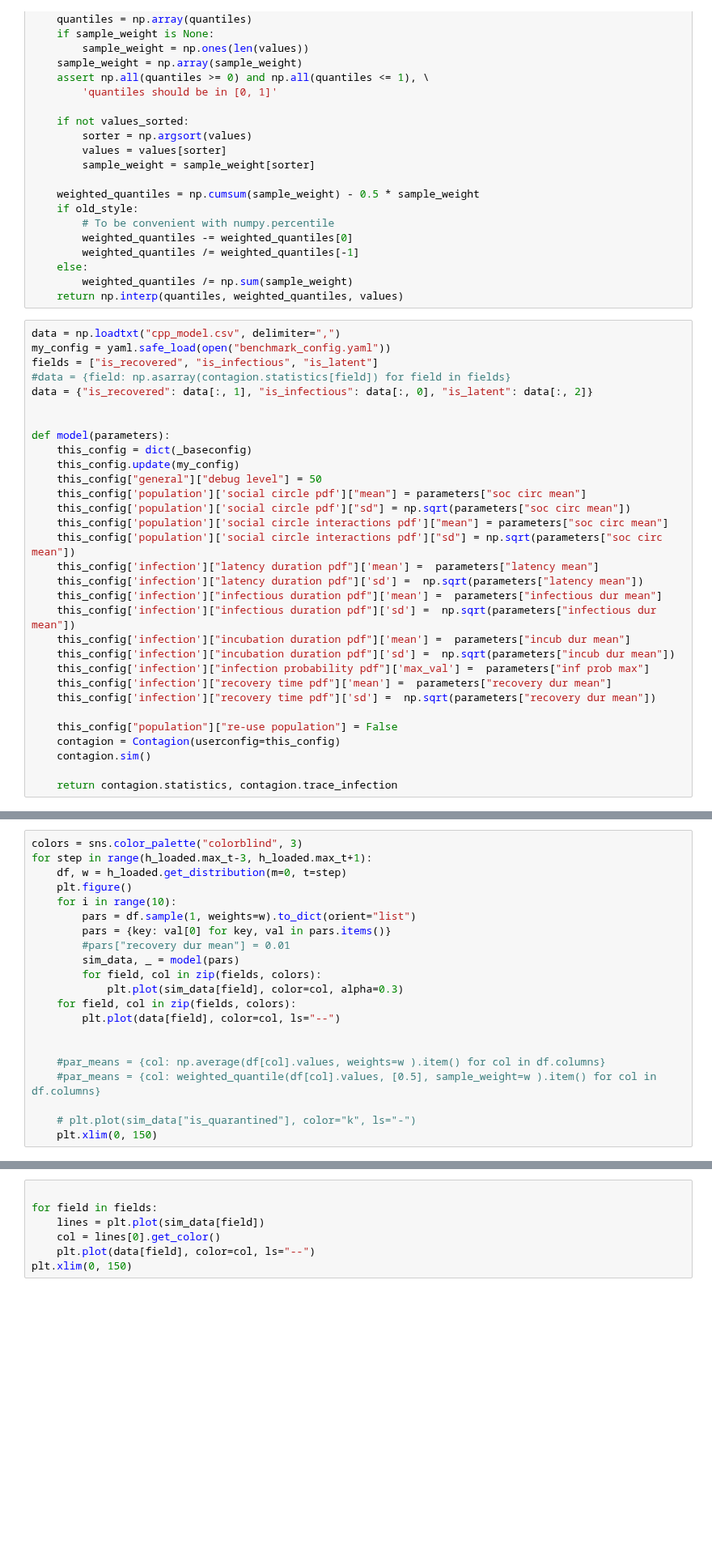
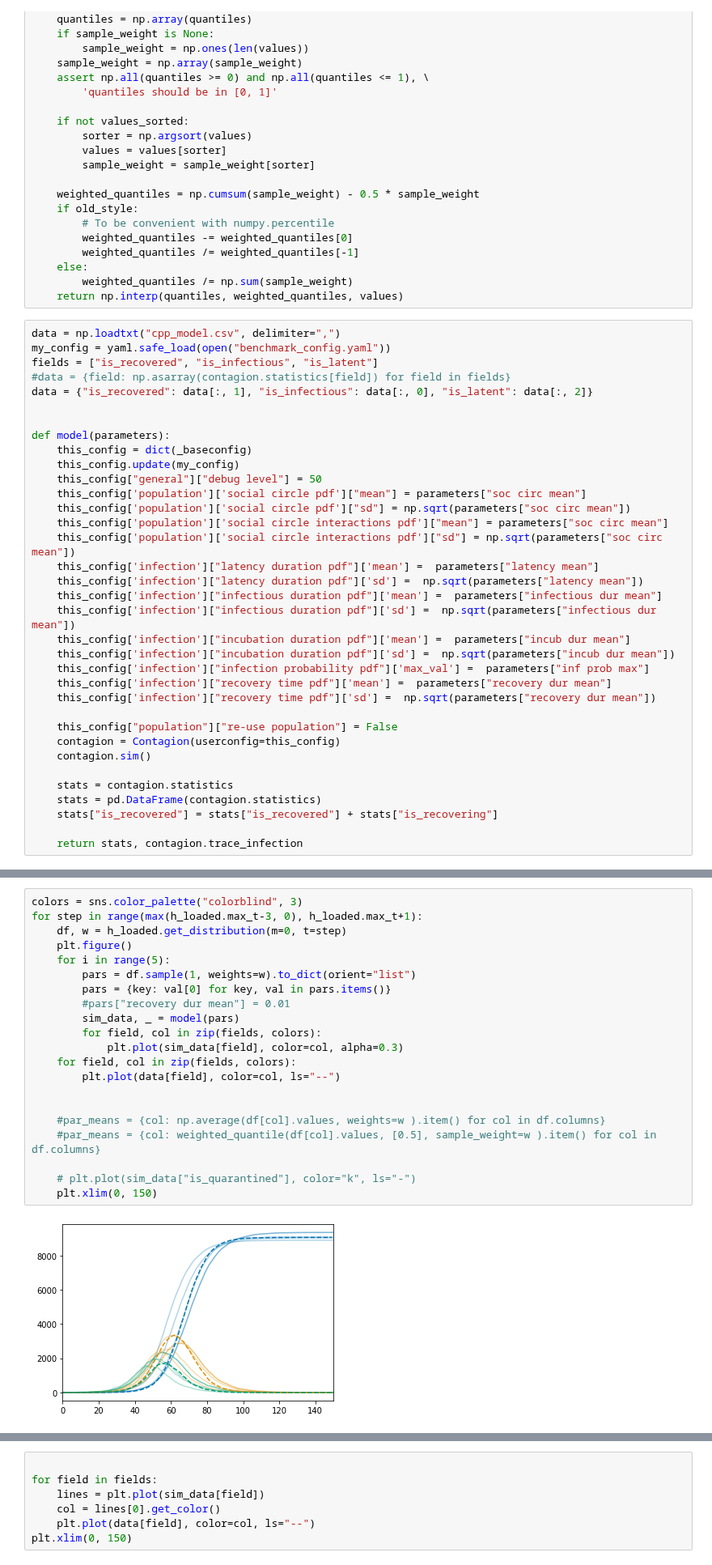
Before and after one commit to chrhck/contagion, a Jupyter notebook: examples/plot_fit.ipynb, the cells around one changed output, grey strips where cells are left out. Shown at 81% size. Drawn from its saved outputs; the diff is of its cells as text; blank space fills up the shorter version.

```diff
--- a/examples/plot_fit.ipynb
+++ b/examples/plot_fit.ipynb
@@ -76,7 +77,11 @@ def model(parameters):
     contagion = Contagion(userconfig=this_config)
     contagion.sim()
 
-    return contagion.statistics, contagion.trace_infection
+    stats = contagion.statistics
+    stats = pd.DataFrame(contagion.statistics)
+    stats["is_recovered"] = stats["is_recovered"] + stats["is_recovering"]
+
+    return stats, contagion.trace_infection
 # %%
 db_path = "sqlite:///" + os.path.join(os.environ["HOME"], "abc.db")
 h_loaded = pyabc.History(db_path)
@@ -89,21 +97,23 @@ print(par_means)
 # %%
 colors = sns.color_palette("colorblind", 3)
-for step in range(h_loaded.max_t-3, h_loaded.max_t+1):
+for step in range(max(h_loaded.max_t-3, 0), h_loaded.max_t+1):
     df, w = h_loaded.get_distribution(m=0, t=step)
     plt.figure()
-    for i in range(10):
+    for i in range(5):
         pars = df.sample(1, weights=w).to_dict(orient="list")
         pars = {key: val[0] for key, val in pars.items()}
         #pars["recovery dur mean"] = 0.01
         sim_data, _ = model(pars)
         for field, col in zip(fields, colors):
             plt.plot(sim_data[field], color=col, alpha=0.3)
     for field, col in zip(fields, colors):
         plt.plot(data[field], color=col, ls="--")
 
 
     #par_means = {col: np.average(df[col].values, weights=w ).item() for col in df.columns}
     #par_means = {col: weighted_quantile(df[col].values, [0.5], sample_weight=w ).item() for col in df.columns}
 
     # plt.plot(sim_data["is_quarantined"], color="k", ls="-")
     plt.xlim(0, 150)
+# %% [output]
+[figure, added]
```
Also changed, not shown: parts of 5 cells of this notebook, 2 other files.
